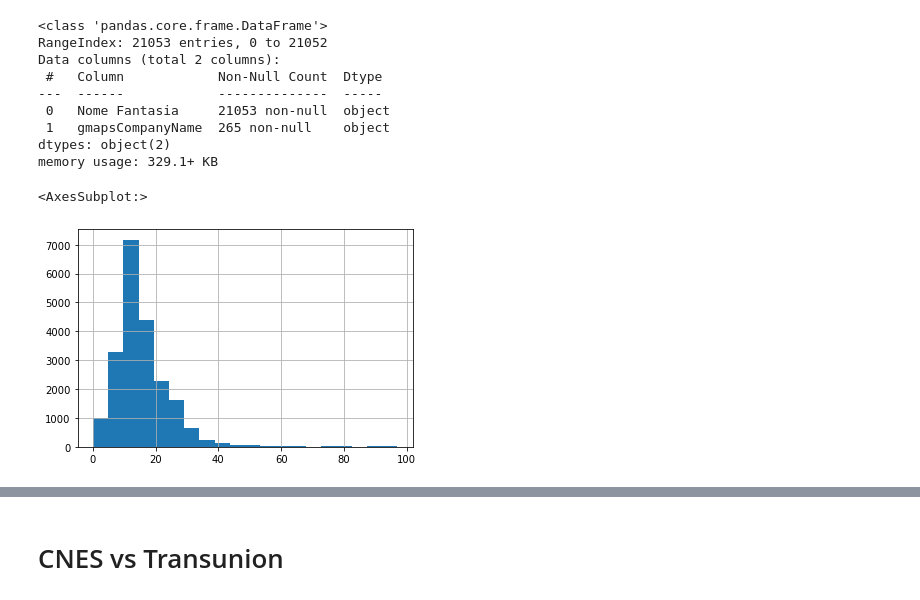
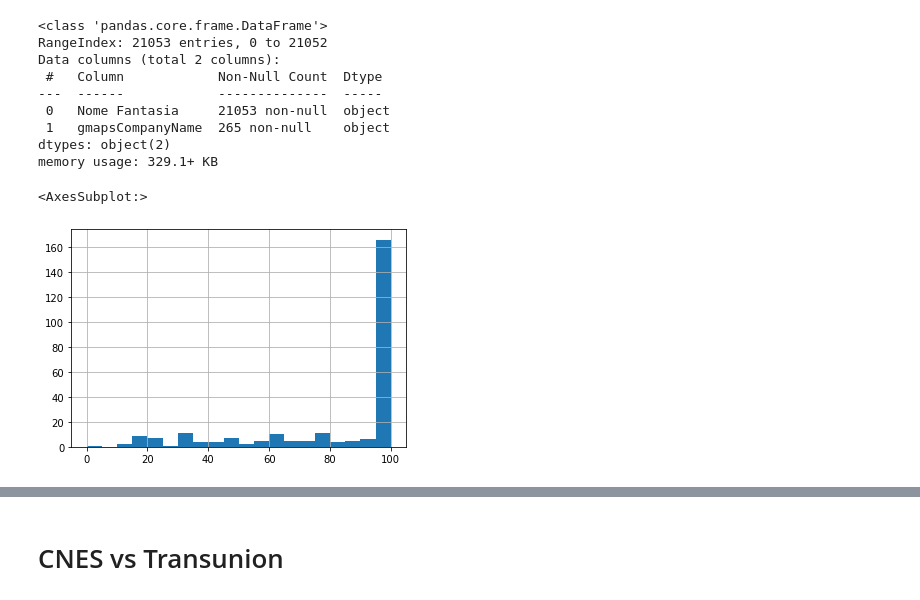
Before and after one commit to renatolotto/HZN-tese-psiquiatria, a Jupyter notebook: Fuzzy_pipe.ipynb, the cells around one changed output, grey strips where cells are left out. Drawn from its saved outputs; the diff is of its cells as text; code cells hidden in the pictures.

Commit message:
finished fuzzy and cnpj fix pipes

```diff
--- a/Fuzzy_pipe.ipynb
+++ b/Fuzzy_pipe.ipynb
@@ -191,7 +224,7 @@ df[['UF','uf']].info()
 df['UF'] = df['UF'].astype(str)
 df['uf'] = df['uf'].astype(str)
 for index,row in df.iterrows():
-    if row['uf']:
+    if row['uf']!='nan':
         df.loc[index, "Fuzzy_UF_CNESvsRF"] =  fuzz.ratio(unidecode(row['UF'].lower()),unidecode(row['uf'].lower()))
 #         df.loc[index, "Fuzzy_partial_ratio_UF_CNESvsRF"] =  fuzz.partial_ratio(unidecode(row['UF'].lower()),unidecode(row['uf'].lower()))
 #         df.loc[index, "Fuzzy_token_sort_ratio_UF_CNESvsRF"] =  fuzz.token_sort_ratio(unidecode(row['UF'].lower()),unidecode(row['uf'].lower()))
@@ -207,6 +240,8 @@ Data columns (total 2 columns):
  1   uf      19094 non-null  object
 dtypes: object(2)
 memory usage: 329.1+ KB
+# %%
+df['uf'] = df['uf'].apply(lambda x: x.replace('nan',''))
 # %%
 df['Fuzzy_UF_CNESvsRF'].hist(bins=20)
 # %% [output]
@@ -222,12 +257,12 @@ df[['Nome Fantasia','gmapsCompanyName']].info()
 df['Nome Fantasia'] = df['Nome Fantasia'].astype(str)
 df['gmapsCompanyName'] = df['gmapsCompanyName'].astype(str)
 for index,row in df.iterrows():
-    if row['gmapsCompanyName']:
-        df.loc[index, "Fuzzy_Nome_CNESvsGMN"] =  fuzz.ratio(unidecode(row['Nome Fantasia'].lower()),unidecode(row['gmapsCompanyName'].lower()))
+    if row['gmapsCompanyName']!='nan':
+        # df.loc[index, "Fuzzy_Nome_CNESvsGMN"] =  fuzz.ratio(unidecode(row['Nome Fantasia'].lower()),unidecode(row['gmapsCompanyName'].lower()))
 #         df.loc[index, "Fuzzy_partial_ratio_Nome_CNESvsGMN"] =  fuzz.partial_ratio(unidecode(row['Nome Fantasia'].lower()),unidecode(row['gmapsCompanyName'].lower()))
 #         df.loc[index, "Fuzzy_token_sort_ratio_Nome_CNESvsGMN"] =  fuzz.token_sort_ratio(unidecode(row['Nome Fantasia'].lower()),unidecode(row['gmapsCompanyName'].lower()))
-#         df.loc[index, "Fuzzy_token_set_ratio_Nome_CNESvsGMN"] =  fuzz.token_set_ratio(unidecode(row['Nome Fantasia'].lower()),unidecode(row['gmapsCompanyName'].lower()))
-# df[['Nome Fantasia','gmapsCompanyName','Fuzzy_Nome_CNESvsGMN',"Fuzzy_partial_ratio_Nome_CNESvsGMN","Fuzzy_token_sort_ratio_Nome_CNESvsGMN","Fuzzy_token_set_ratio_Nome_CNESvsGMN"]][df['gmapsCompanyName']!='nan'].sort_values(by='Fuzzy_Nome_CNESvsGMN',ascending=False)
+        df.loc[index, "Fuzzy_token_set_ratio_Nome_CNESvsGMN"] =  fuzz.token_set_ratio(unidecode(row['Nome Fantasia'].lower()),unidecode(row['gmapsCompanyName'].lower()))
+# df[['CNPJ','Nome Fantasia','gmapsCompanyName','Fuzzy_Nome_CNESvsGMN',"Fuzzy_partial_ratio_Nome_CNESvsGMN","Fuzzy_token_sort_ratio_Nome_CNESvsGMN","Fuzzy_token_set_ratio_Nome_CNESvsGMN"]][df['gmapsCompanyName']!='nan'].sort_values(by='Fuzzy_Nome_CNESvsGMN',ascending=False).to_excel('fuzzy_fantasia3.xlsx')
 # %% [output]
 <class 'pandas.core.frame.DataFrame'>
 RangeIndex: 21053 entries, 0 to 21052
@@ -238,9 +273,12 @@ Data columns (total 2 columns):
  1   gmapsCompanyName  265 non-null    object
 dtypes: object(2)
 memory usage: 329.1+ KB
+# %%
+# df[['Nome Fantasia','gmapsCompanyName',"Fuzzy_Nome_CNESvsGMN"]].info()
+df['gmapsCompanyName'] = df['gmapsCompanyName'].apply(lambda x: x.replace('nan',''))
 # %%
-df["Fuzzy_Nome_CNESvsGMN"].hist(bins=20)
+df["Fuzzy_token_set_ratio_Nome_CNESvsGMN"].hist(bins=20)
 # df["Fuzzy_Nome_CNESvsGMN"].value_counts()
 # %% [output]
 <AxesSubplot:>
-[figure, old version]
+[figure, new version]
```
Also changed, not shown: parts of 53 cells of this notebook, 2 other files.
